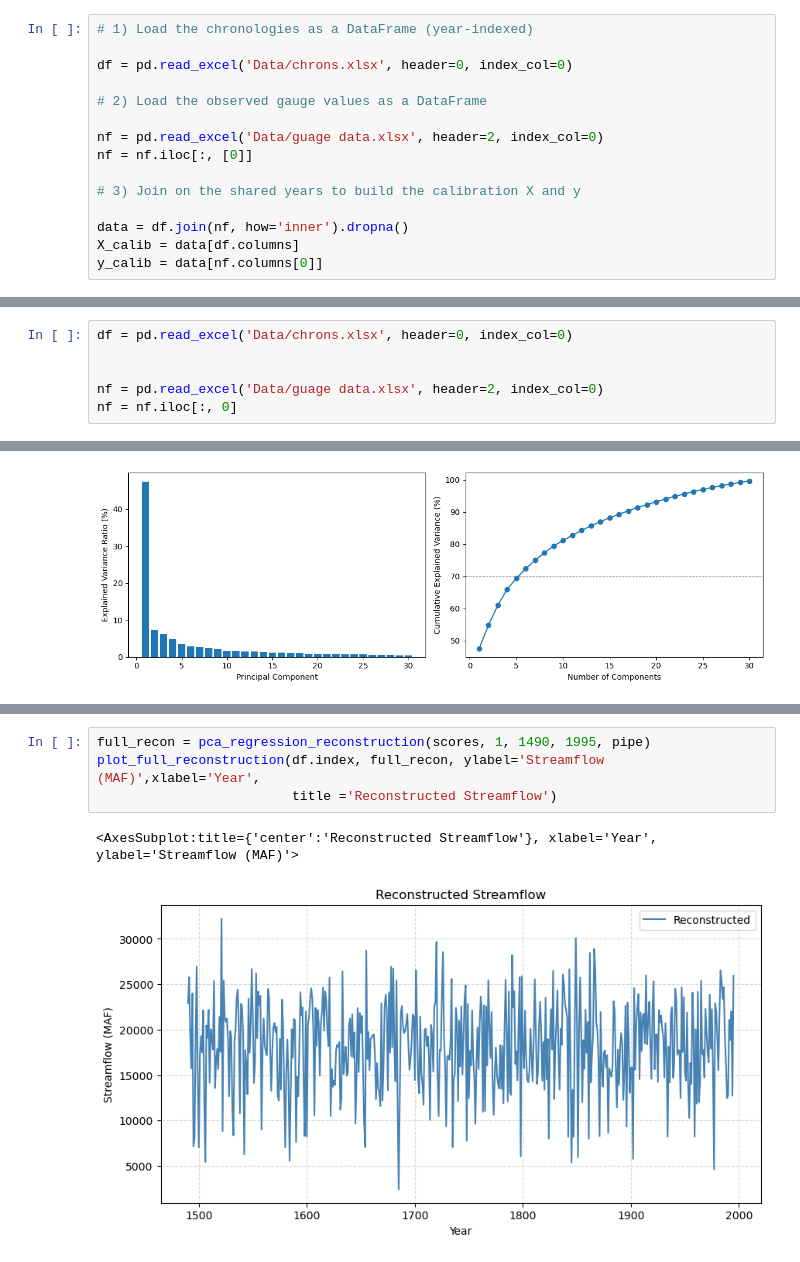
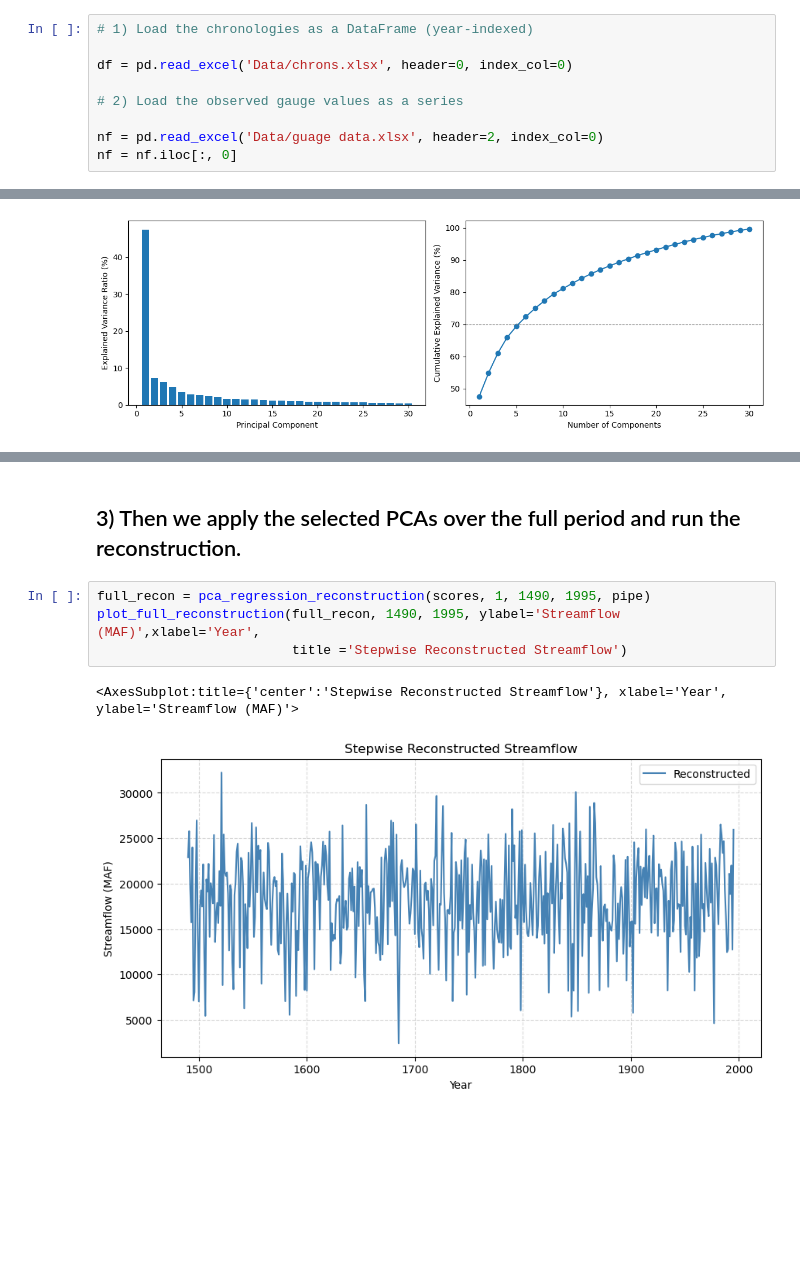
Before and after one commit to Kalharap/py-recon, a Jupyter notebook: example.ipynb, the cells around one changed output, grey strips where cells are left out. Drawn from its saved outputs; the diff is of its cells as text; blank space fills up the shorter version.

```diff
--- a/example.ipynb
+++ b/example.ipynb
@@ -15,16 +15,10 @@ from pyrecon.plotting import plot_observed_vs_reconstructed,plot_full_reconstruc
 
 df = pd.read_excel('Data/chrons.xlsx', header=0, index_col=0)
 
-# 2) Load the observed gauge values as a DataFrame
+# 2) Load the observed gauge values as a series
 
 nf = pd.read_excel('Data/guage data.xlsx', header=2, index_col=0)
-nf = nf.iloc[:, [0]]
-
-# 3) Join on the shared years to build the calibration X and y
-
-data = df.join(nf, how='inner').dropna()
-X_calib = data[df.columns]
-y_calib = data[nf.columns[0]]
+nf = nf.iloc[:, 0]
 # %% [markdown]
 #  Stepwise Regression
 # %% [markdown]
@@ -65,12 +57,6 @@ plot_full_reconstruction(df.index, full_recon, ylabel='Streamflow (MAF)',xlabel=
 # PCA Regression
 # %% [markdown]
 ## 1) First we need to choose the best set of PCAs
-# %%
-df = pd.read_excel('Data/chrons.xlsx', header=0, index_col=0)
-
-
-nf = pd.read_excel('Data/guage data.xlsx', header=2, index_col=0)
-nf = nf.iloc[:, 0]
 # %%
 scaler, pca, scores, loadings, variance, cum_var, fig, axes=find_best_set_of_PCA(df, 30, 1490, 1995,
                                                                                  70, plot =True)
@@ -88,7 +76,9 @@ Cross-validated R² (first 1 PCs): 0.6824 ± 0.1116
+# %% [markdown]
+## 3) Then we apply the selected PCAs over the full period and run the reconstruction.
 # %%
 full_recon = pca_regression_reconstruction(scores, 1, 1490, 1995, pipe)
-plot_full_reconstruction(df.index, full_recon, ylabel='Streamflow (MAF)',xlabel='Year',
-                         title ='Reconstructed Streamflow')
+plot_full_reconstruction(full_recon, 1490, 1995, ylabel='Streamflow (MAF)',xlabel='Year',
+                         title ='Stepwise Reconstructed Streamflow')
 # %% [output]
-<AxesSubplot:title={'center':'Reconstructed Streamflow'}, xlabel='Year', ylabel='Streamflow (MAF)'>
+<AxesSubplot:title={'center':'Stepwise Reconstructed Streamflow'}, xlabel='Year', ylabel='Streamflow (MAF)'>
-[figure, old version]
+[figure, new version]
```
Also changed, not shown: parts of 5 cells of this notebook.
